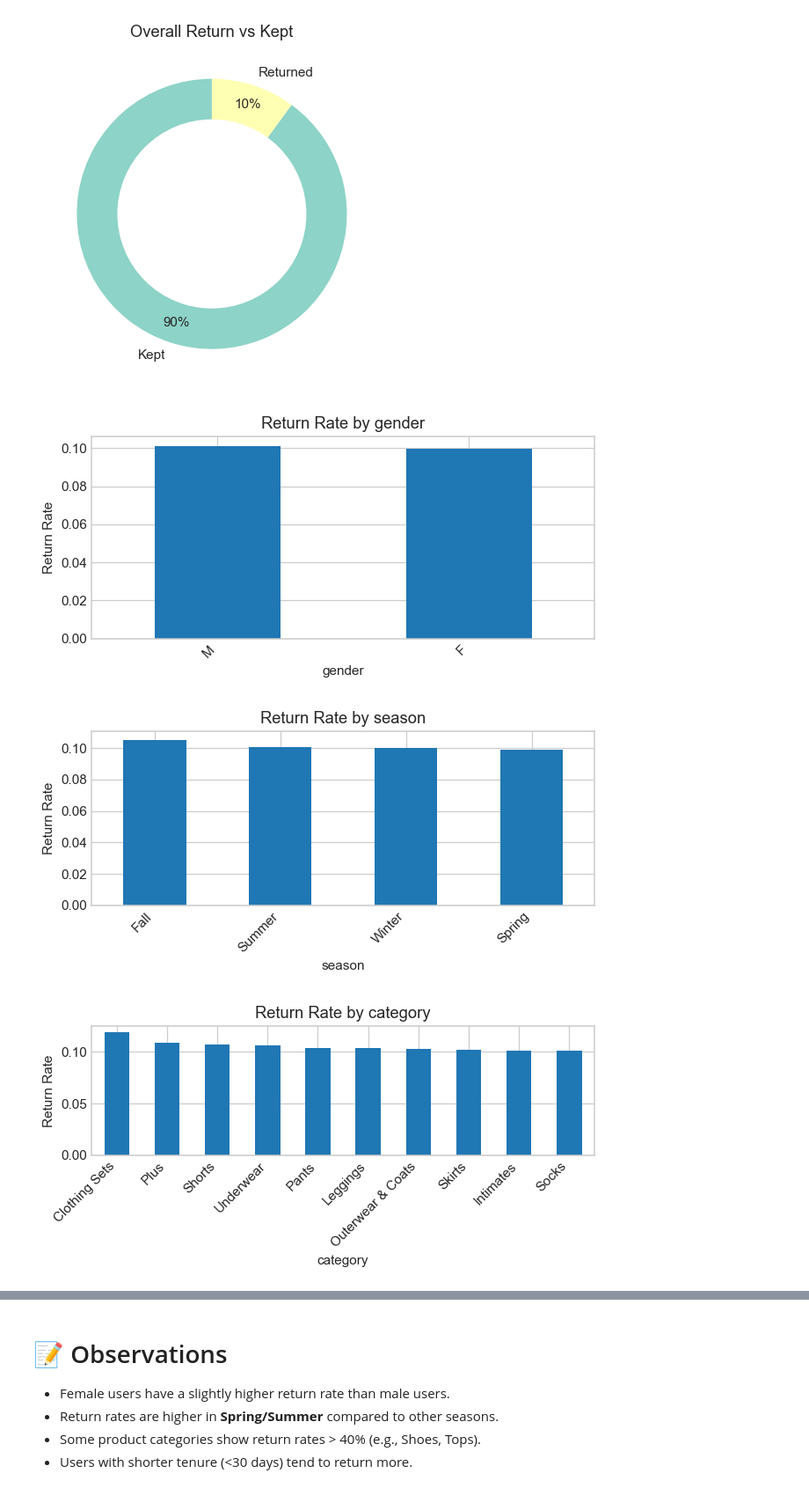
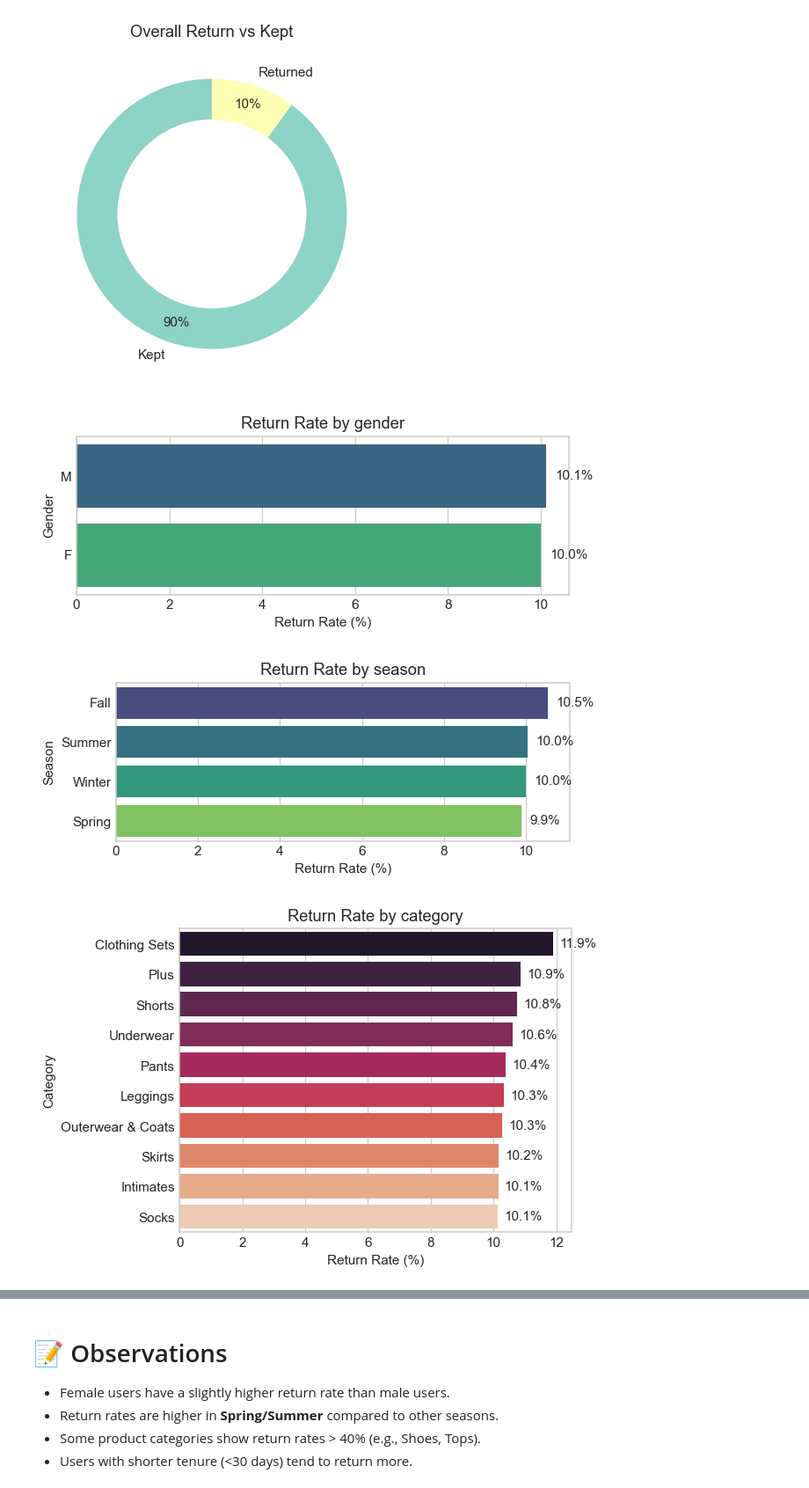
Before and after one commit to MIT-Emerging-Talent/ET6-CDSP-group-17-repo-Mission_Impostible, a Jupyter notebook: 3_data_exploration/theLook_Ecommerce/theLookdata_exploration.ipynb, the cells around one changed output, grey strips where cells are left out. Shown at 88% size. Cells and saved outputs as stored; diff of their text form; code cells hidden in the pictures.

Commit message:
chart_dcname

```diff
--- a/3_data_exploration/theLook_Ecommerce/theLookdata_exploration.ipynb
+++ b/3_data_exploration/theLook_Ecommerce/theLookdata_exploration.ipynb
@@ -85,27 +96,68 @@ donut(df['RETURN_FLAG'].map({1:'Returned', 0:'Kept'}), 'Overall Return vs Kept')
 # %% [output]
 [figure]
 # %%
-# -----------------------------------------------------
-# 5. Return Rate by Categorical Variables
-# -----------------------------------------------------
-def return_rate(col, top_n=None, figsize=(6,3)):
-    grp = df.groupby(col)['RETURN_FLAG'].mean().sort_values(ascending=False)
+import matplotlib.pyplot as plt
+import seaborn as sns
+
+def return_rate(
+    col: str,
+    top_n: int | None = None,
+    palette: str = "viridis",
+    annotate: bool = True,
+    base_fig_h: float = 0.4,   # height per bar
+):
+    """
+    Plot mean RETURN_FLAG for each category in `col`.
+
+    Parameters
+    ----------
+    col : str
+        Column name (categorical).
+    top_n : int | None
+        Show only the top N categories by return rate.
+    palette : str
+        Any seaborn / matplotlib palette name.
+    annotate : bool
+        Write the percentage on each bar.
+    base_fig_h : float
+        Height (inches) per bar; tune if labels overlap.
+    """
+    rates = (
+        df.groupby(col)["RETURN_FLAG"]
+          .mean()
+          .sort_values(ascending=False)
+    )
+
     if top_n:
-        grp = grp.head(top_n)
-    plt.figure(figsize=figsize)
-    grp.plot(kind='bar')
-    plt.ylabel('Return Rate')
-    plt.title(f'Return Rate by {col}')
-    plt.xticks(rotation=45, ha='right')
+        rates = rates.head(top_n)
+
+    n_bars = len(rates)
+    fig_h  = max(2.5, n_bars * base_fig_h)
+
+    plt.figure(figsize=(6, fig_h))
+    ax = sns.barplot(
+        x=rates.values * 100,  # percent
+        y=rates.index,
+        palette=sns.color_palette(palette, n_colors=n_bars),
+        orient="h"
+    )
+    ax.set_xlabel("Return Rate (%)")
+    ax.set_ylabel(col.replace("_", " ").title())
+    ax.set_title(f"Return Rate by {col}")
+
+    if annotate:
+        for i, v in enumerate(rates.values):
+            ax.text(v * 100 + 0.2, i, f"{v:.1%}", va="center")
+
     plt.tight_layout()
     plt.show()
 
-return_rate('gender')
-return_rate('season')
-return_rate('category', top_n=10)
-return_rate('country', top_n=10)
-return_rate('distribution_center_id')  # uses numeric ID instead of name
+return_rate("gender")
+return_rate("season")
+return_rate("category", top_n=10, palette="rocket")
+return_rate("country",  top_n=10, palette="mako")
+return_rate("distribution_center_name", top_n=10, palette="crest")
 # %% [output]
-[figure, old version]
+[figure, new version]
-[figure, old version]
+[figure, new version]
-[figure, old version]
+[figure, new version]
```
Also changed, not shown: parts of 3 cells of this notebook, 2 other files.
